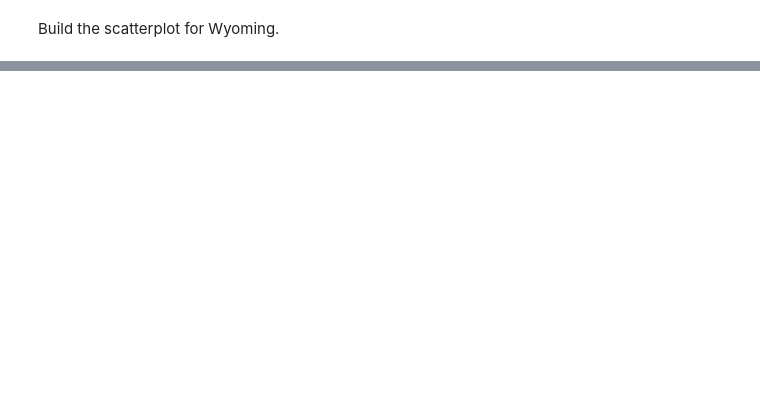
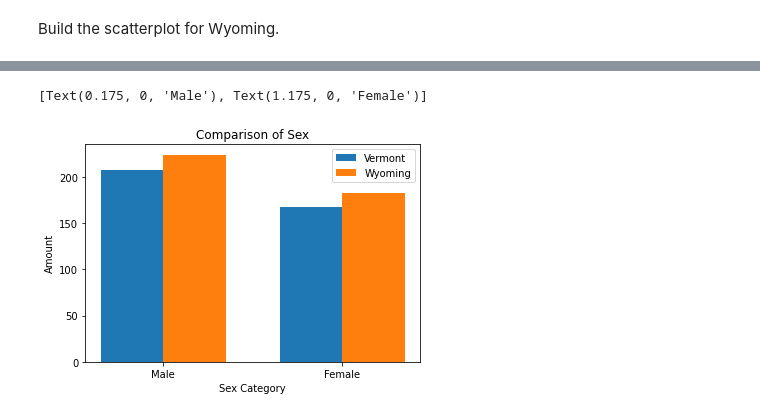
Before and after one commit to ryan-shell/VisualizationsAssessment, a Jupyter notebook: VisualizationsCode.ipynb, the cells around one changed output, grey strips where cells are left out. Cells and saved outputs as stored; diff of their text form; code cells hidden in the pictures; blank space fills up the shorter version.

```diff
--- a/VisualizationsCode.ipynb
+++ b/VisualizationsCode.ipynb
@@ -274,0 +279,20 @@ plt.show()
+# %%
+index = np.arange(2)
+bar_width = .35
+
+fig, ax = plt.subplots()
+Vermont = ax.bar(index, dfMergedSexVM["Sex Category"].value_counts(), bar_width,
+                label="Vermont")
+
+Wyoming = ax.bar(index+bar_width, dfMergedSexWY["Sex Category"].value_counts(),
+                 bar_width, label="Wyoming")
+
+ax.set_ylabel('Amount')
+ax.set_xlabel('Sex Category')
+ax.set_title('Comparison of Sex')
+ax.set_xticks(index + bar_width / 2)
+ax.legend()
+ax.set_xticklabels(["Male","Female"])
+# %% [output]
+[Text(0.175, 0, 'Male'), Text(1.175, 0, 'Female')]
+[figure, added]
```
Also changed, not shown: parts of 9 cells of this notebook.
